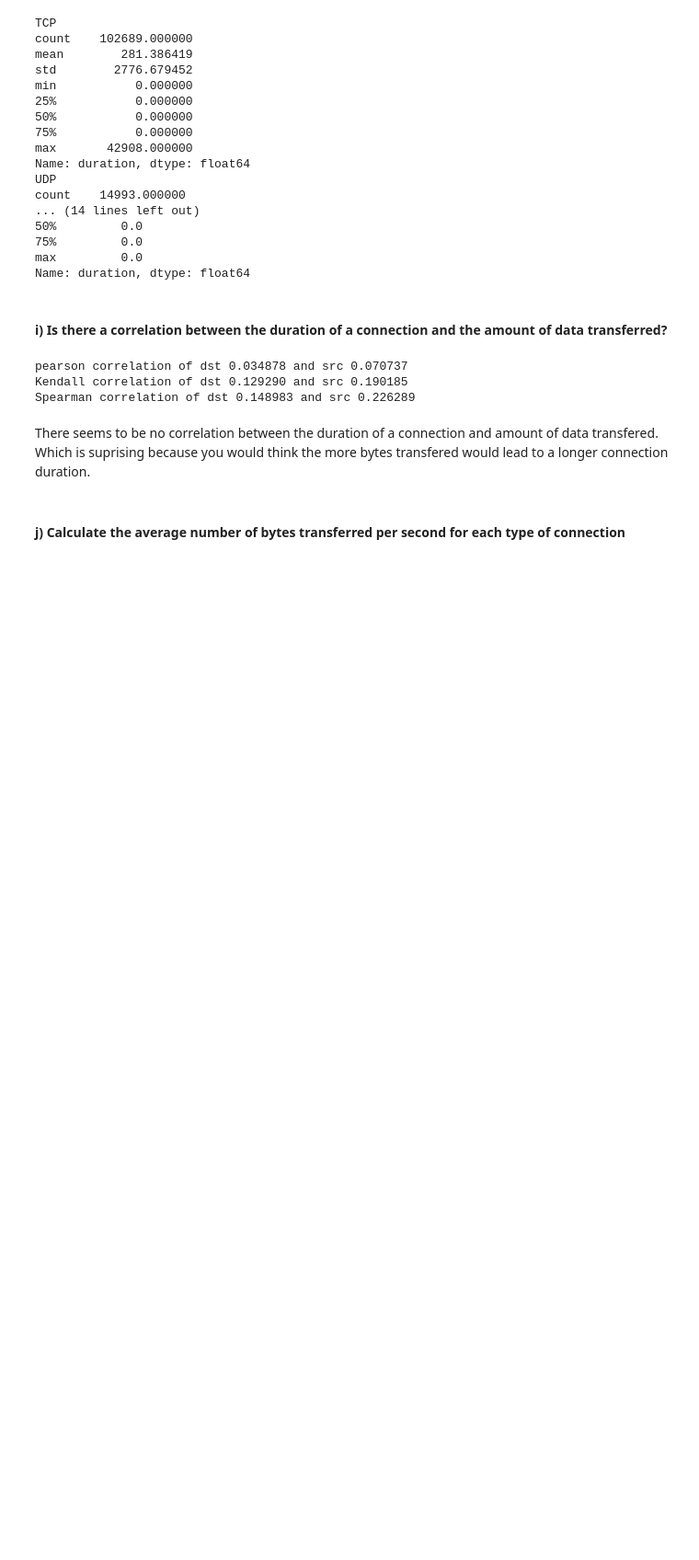
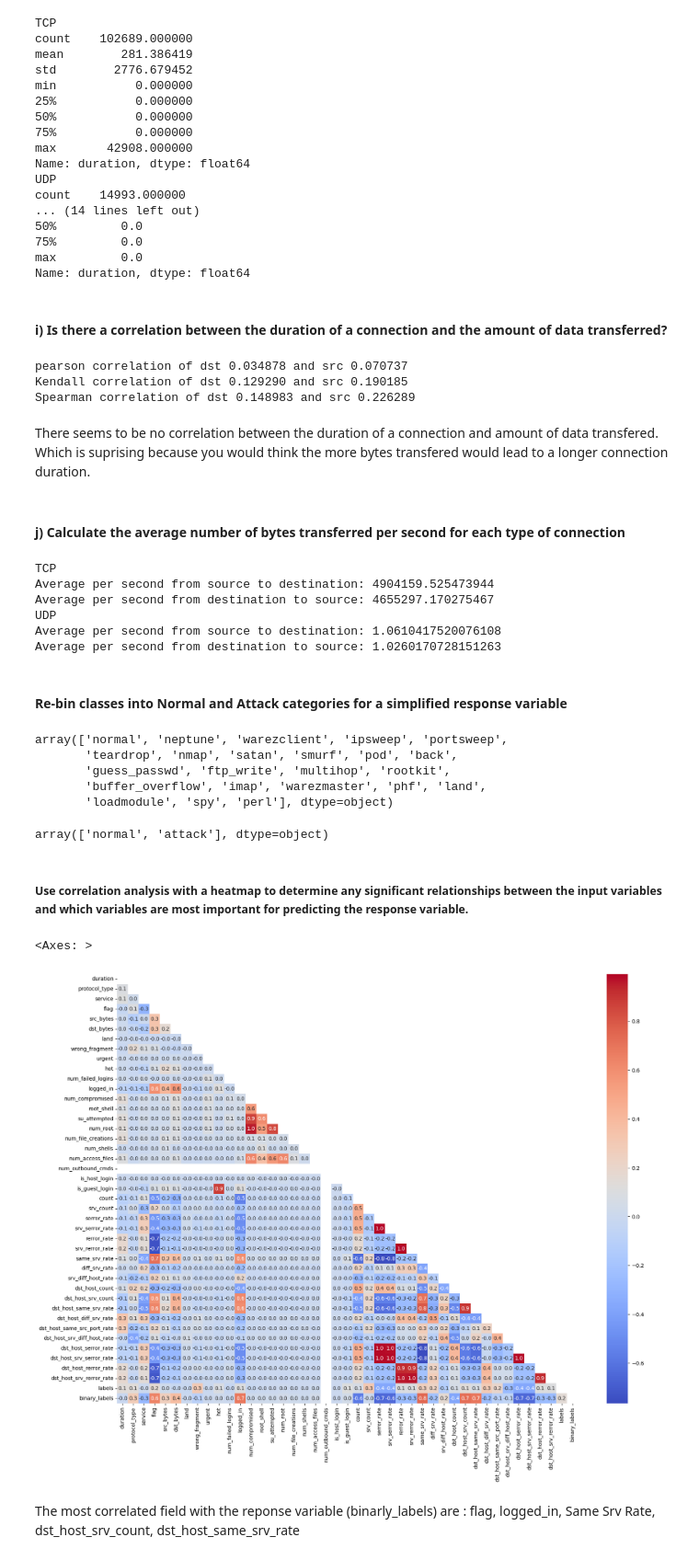
Before and after one commit to MugaRay/Data_Science_Prac_3, a Jupyter notebook: Prac_3.ipynb, the cells around one changed output. Shown: that part at 92% size. Saved outputs shown, nothing was run; the diff lists cells and outputs as text; code cells hidden in the pictures; blank space fills up the shorter version.

```diff
--- a/Prac_3.ipynb
+++ b/Prac_3.ipynb
@@ -240,0 +237,66 @@ def average_num_bytes(protocal):
+# %%
+# formula: (max bytes - min byes)/ mean duration
+
+def average_num_bytes(protocal):
+    data = df[df["protocol_type"] == protocal]
+    return {
+        'src_dst': (data["src_bytes"].max() - data["src_bytes"].min()) / data["duration"].mean(),
+        'dst_bytes': (data["dst_bytes"].max() - data["dst_bytes"].min()) / data["duration"].mean(),
+    }
+
+for i in ["tcp", "udp"]:
+    print(i.upper())
+    avgs = average_num_bytes(i)
+    print(f"Average per second from source to destination: {avgs['src_dst']}")
+    print(f"Average per second from destination to source: {avgs['dst_bytes']}")
+# %% [output]
+TCP
+Average per second from source to destination: 4904159.525473944
+Average per second from destination to source: 4655297.170275467
+UDP
+Average per second from source to destination: 1.0610417520076108
+Average per second from destination to source: 1.0260170728151263
+# %% [markdown]
+#### Re-bin classes into Normal and Attack categories for a simplified response variable
+# %%
+df["labels"].unique()
+# %% [output]
+array(['normal', 'neptune', 'warezclient', 'ipsweep', 'portsweep',
+       'teardrop', 'nmap', 'satan', 'smurf', 'pod', 'back',
+       'guess_passwd', 'ftp_write', 'multihop', 'rootkit',
+       'buffer_overflow', 'imap', 'warezmaster', 'phf', 'land',
+       'loadmodule', 'spy', 'perl'], dtype=object)
+# %%
+df_bin = df.copy()
+
+df_bin["binary_labels"] = "normal"
+
+df_bin.loc[df_bin["labels"] != 'normal', "binary_labels"] = 'attack'
+
+df_bin["binary_labels"].unique()
+# %% [output]
+array(['normal', 'attack'], dtype=object)
+# %% [markdown]
+##### Use correlation analysis with a heatmap to determine any significant relationships between the input variables and which variables are most important for predicting the response variable.
+# %%
+# labeling data
+from sklearn.preprocessing import LabelEncoder
+
+df_encode = df_bin.copy()
+
+
+for i in df_encode.columns:
+    df_encode[i] = LabelEncoder().fit_transform(df_encode[i])
+# %%
+matrix = df_encode.corr()
+
+
+plt.figure(figsize=(20, 15))
+mask = np.zeros_like(matrix)
+mask[np.triu_indices_from(mask)] = True
+sns.heatmap(matrix, mask=mask, annot=True, cmap="coolwarm", fmt=".1f")
+# %% [output]
+<Axes: >
+[figure, added]
+# %% [markdown]
+The most correlated field with the reponse variable (binarly_labels) are : flag, logged_in, Same Srv Rate,  dst_host_srv_count,  dst_host_same_srv_rate
```
Also changed, not shown: parts of 5 cells of this notebook.
